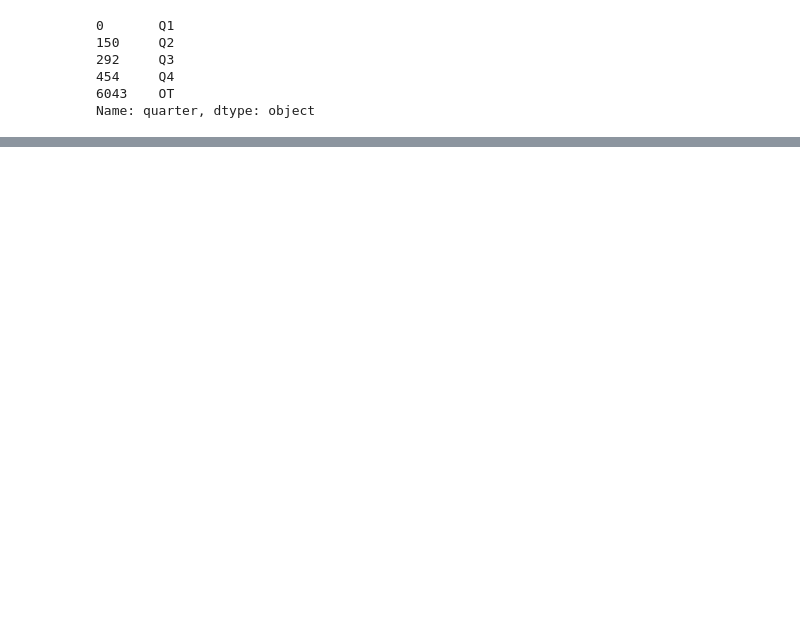
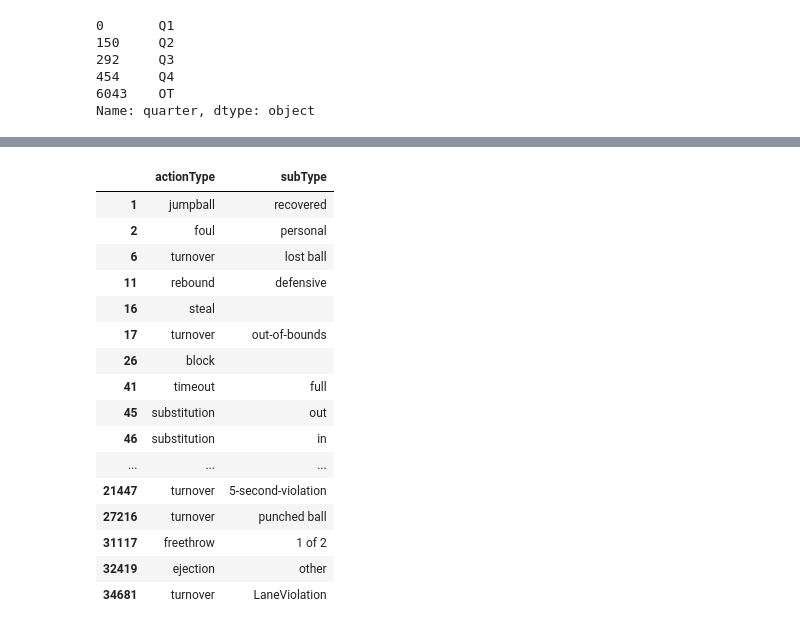
Before and after one commit to mouchatt6/BSA-Basketball-Game-State-Probability-Model, a Jupyter notebook: data/data_test_24_25.ipynb, the cells around one changed output, grey strips where cells are left out. Drawn from its saved outputs; the diff is of its cells as text; code cells hidden in the pictures; blank space fills up the shorter version.

```diff
--- a/data/data_test_24_25.ipynb
+++ b/data/data_test_24_25.ipynb
@@ -523,0 +681,21 @@ Name: quarter, dtype: object
+# %%
+# Check the action type and sub types where no one has possession
+gsw_pbp_24_25.loc[gsw_pbp_24_25['possession'] == 0, ['actionType', 'subType']].drop_duplicates()
+# %% [output]
+|  | actionType | subType |
+| 1 | jumpball | recovered |
+| 2 | foul | personal |
+| 6 | turnover | lost ball |
+| 11 | rebound | defensive |
+| 16 | steal |  |
+| 17 | turnover | out-of-bounds |
+| 26 | block |  |
+| 41 | timeout | full |
+| 45 | substitution | out |
+| 46 | substitution | in |
+| ... | ... | ... |
+| 21447 | turnover | 5-second-violation |
+| 27216 | turnover | punched ball |
+| 31117 | freethrow | 1 of 2 |
+| 32419 | ejection | other |
+| 34681 | turnover | LaneViolation |
```
Also changed, not shown: parts of 8 cells of this notebook.
